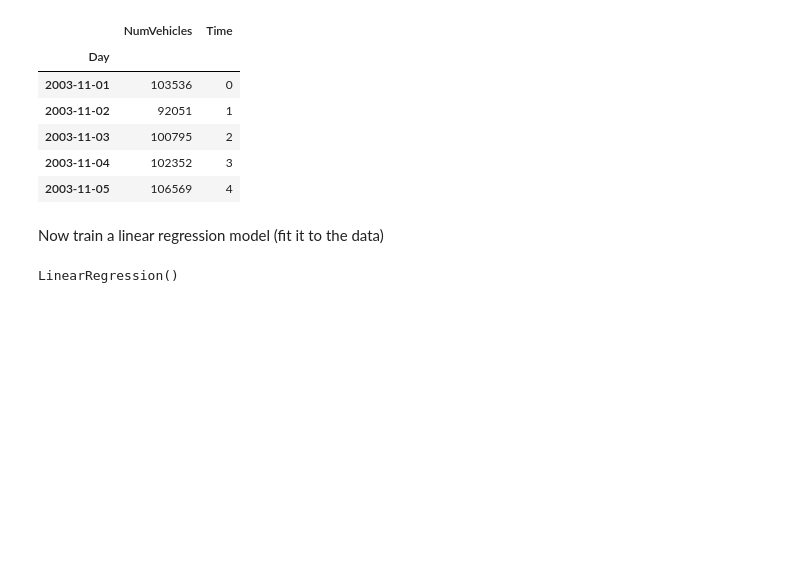
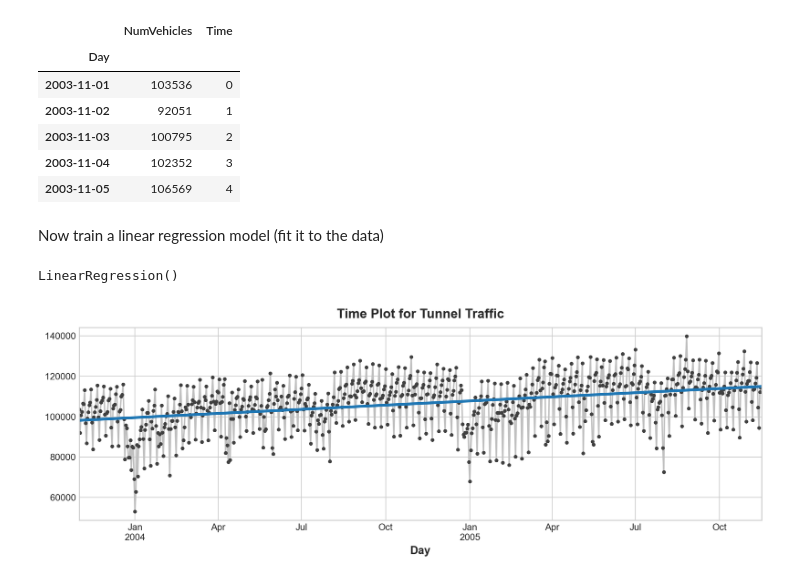
Before and after one commit to mikerly131/store_sales_ml, a Jupyter notebook: time_series_demo_pt1.ipynb, the cells around one changed output. Cells and saved outputs as stored; diff of their text form; code cells hidden in the pictures; blank space fills up the shorter version.

Commit message:
tunnel example with lag and lr model timpe plot

```diff
--- a/time_series_demo_pt1.ipynb
+++ b/time_series_demo_pt1.ipynb
@@ -191,3 +191,11 @@ LinearRegression()
 # %%
 # store the fitted values as a time series with same time index as training data
 y_pred = pd.Series(model.predict(X), index=X.index)
+# %%
+# plot the fitted data in a time series to see how time dummy creates the trend line
+# NumVehinces = 22.5 * Time + 98176
+ax = Y.plot(**plot_params)
+ax = y_pred.plot(ax=ax, linewidth=3)
+ax.set_title('Time Plot for Tunnel Traffic');
+# %% [output]
+[figure, added]
```
Also changed, not shown: parts of 9 cells of this notebook.
